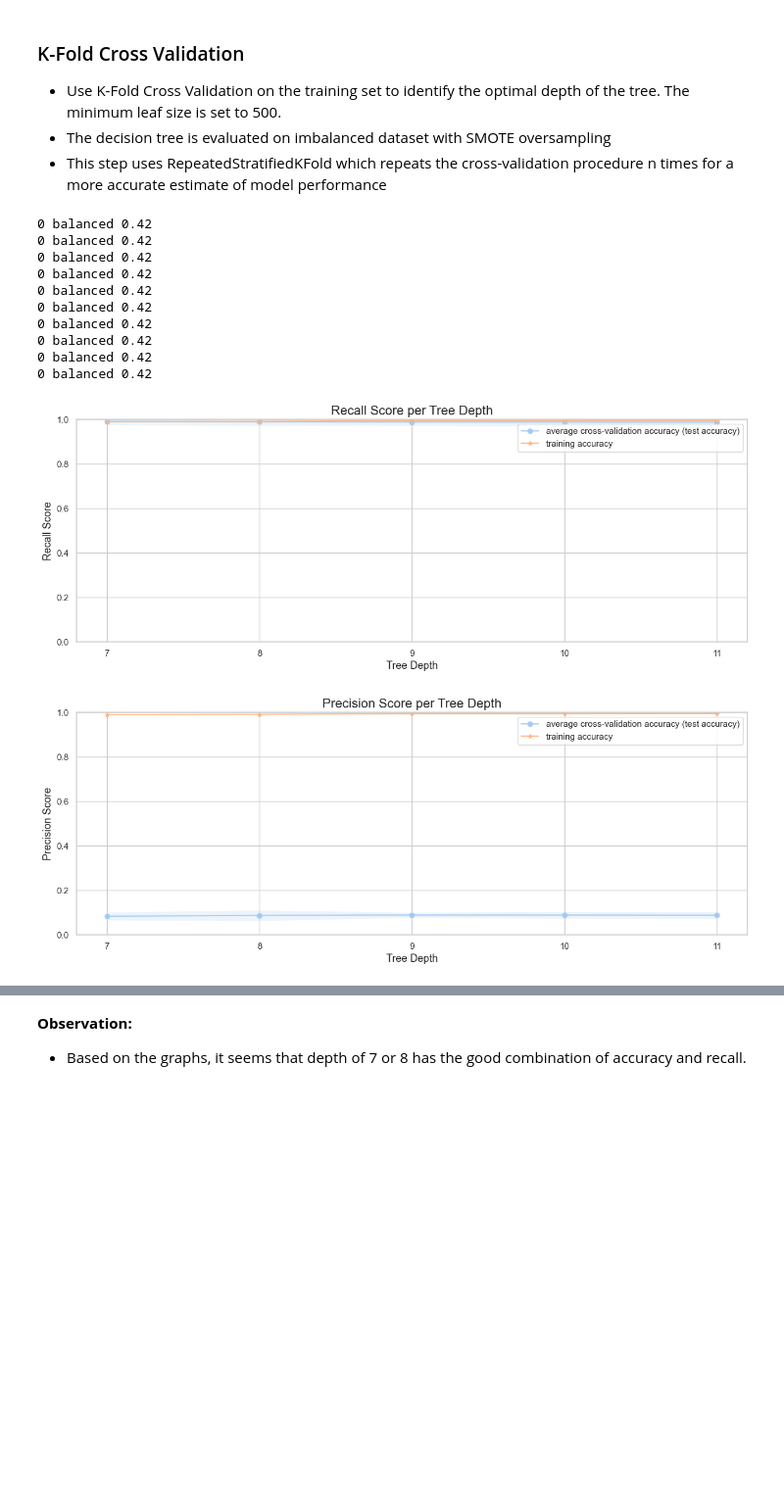
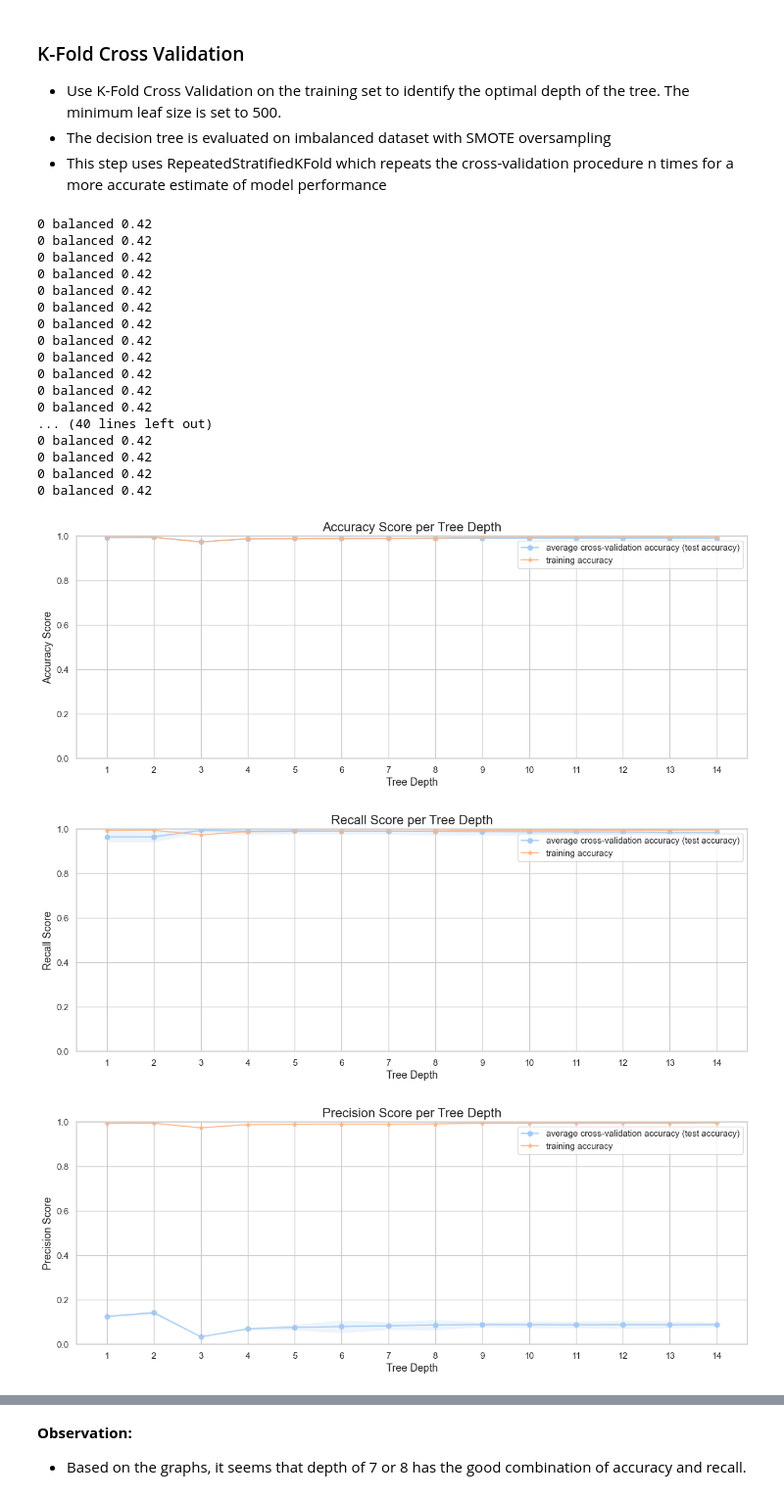
Before and after one commit to MaricrisResma/Detect-Credit-Card-Fraud-DT-RandomForest, a Jupyter notebook: DEV/Credit-Card-Fraud-Predictive-Model.ipynb, the cells around one changed output, grey strips where cells are left out. Shown at 98% size. Drawn from its saved outputs; the diff is of its cells as text; code cells hidden in the pictures; blank space fills up the shorter version.

Commit message:
[DEV] Show visualizations

```diff
--- a/DEV/Credit-Card-Fraud-Predictive-Model.ipynb
+++ b/DEV/Credit-Card-Fraud-Predictive-Model.ipynb
@@ -1558,11 +1588,10 @@ if not(balance_before_split):
     sampling_method=0
     sampling_strategy=.42
     x_oversample, y_oversample = sample_imbalanced_data(X_train,y_train, sampling_method, sampling_strategy=sampling_strategy)
-    # X_test,y_test = sample_imbalanced_data(X_test,y_test, 0, sampling_strategy=sampling_strategy)
     min_samples_leaf=10
     max_depth=9
     estimators=50
-    samples_leaf_sizes = [2,4,6,7,8,10,20,30,40,50]
+    samples_leaf_sizes = [2,4,10,20,30,40,50]
     tree_depths = range(1,15)
     class_weight='balanced'
     execute_crossval=True
@@ -1571,11 +1600,10 @@ if not(balance_before_split):
     # sampling_method=1
     # k_neighbors=10    #5
     # x_oversample, y_oversample = sample_imbalanced_data(X_train,y_train, sampling_method,k_neighbors=k_neighbors)
-    # # X_test, y_test = sample_imbalanced_data(X_test,y_test, 1)
     # min_samples_leaf=500
     # max_depth=10
     # estimators=100
-    # samples_leaf_sizes = [500,1000,2000,3000,4000]
+    # samples_leaf_sizes = [50,500,1000,2000,4000]
     # tree_depths = range(13,16)
     # execute_crossval=False
 
@@ -1584,11 +1612,10 @@ if not(balance_before_split):
     # sampling_strategy=.42
     # k_neighbors=5 #10 #20
     # x_oversample, y_oversample = sample_imbalanced_data(X_train,y_train, sampling_method, sampling_strategy=sampling_strategy, k_neighbors=k_neighbors)
-    # # X_test,y_test = sample_imbalanced_data(X_test,y_test, 0, sampling_strategy=sampling_strategy)
     # min_samples_leaf=10
     # max_depth=10 #15(no month encode) #22 (for month encoded)
     # estimators=200 #50
-    # samples_leaf_sizes = [2,4,6,7,8,10,20]
+    # samples_leaf_sizes = [2,4,10,20,30,40,50]
     # tree_depths = range(1,35)
     # execute_crossval=False
 
@@ -1708,37 +1735,45 @@ def CrossValidationPlot_DecisionTree(depths, scores_mean, scores_std, accuracy_s
     ax.fill_between(depths, scores_mean-2*scores_std, scores_mean+2*scores_std, alpha=0.2)
     ax.plot(depths, accuracy_scores, '-*', label='training accuracy', alpha=0.9)
     ax.set_title(title + ' per Tree Depth', fontsize=16)
     ax.set_xlabel('Tree Depth', fontsize=13)
     ax.set_ylabel(title, fontsize=13)
     ax.set_ylim(0,1)
     ax.set_xticks(depths)
     ax.legend()
 
 # Depths to be run
-tree_depths = range(1,12)
+tree_depths = range(1,15)
 if execute_crossval:
     # Cross-validation Results: mean, stdev, accuracy
-    # scores_mean_accuracy, scores_std_accuracy, accuracy_scores = CrossValidation_DecisionTree(X_train, y_train, tree_depths, scoring='accuracy',sampling_method=sampling_method,class_weight=class_weight,sampling_strategy=sampling_strategy)
+    scores_mean_accuracy, scores_std_accuracy, accuracy_scores = CrossValidation_DecisionTree(X_train, y_train, tree_depths, scoring='accuracy',sampling_method=sampling_method,class_weight=class_weight,sampling_strategy=sampling_strategy)
     scores_mean_recall, scores_std_recall, recall_scores = CrossValidation_DecisionTree(X_train, y_train, tree_depths, scoring='recall',sampling_method=sampling_method,class_weight=class_weight,sampling_strategy=sampling_strategy)
     scores_mean_precision, scores_std_precision, precision_scores = CrossValidation_DecisionTree(X_train, y_train, tree_depths, scoring='precision',sampling_method=sampling_method,class_weight=class_weight,sampling_strategy=sampling_strategy)
-    # scores_mean_roc_auc, scores_std_roc_auc, roc_auc_scores = CrossValidation_DecisionTree(X_train, y_train, tree_depths, scoring='roc_auc',sampling_method=sampling_method,class_weight=class_weight,sampling_strategy=sampling_strategy)
+    scores_mean_roc_auc, scores_std_roc_auc, roc_auc_scores = CrossValidation_DecisionTree(X_train, y_train, tree_depths, scoring='roc_auc',sampling_method=sampling_method,class_weight=class_weight,sampling_strategy=sampling_strategy)
 
 
     # Plot results
-    # CrossValidationPlot_DecisionTree(tree_depths, scores_mean_accuracy, scores_std_accuracy, accuracy_scores, 'Accuracy Score')
+    CrossValidationPlot_DecisionTree(tree_depths, scores_mean_accuracy, scores_std_accuracy, accuracy_scores, 'Accuracy Score')
     CrossValidationPlot_DecisionTree(tree_depths, scores_mean_recall, scores_std_recall, recall_scores, 'Recall Score')
     CrossValidationPlot_DecisionTree(tree_depths, scores_mean_precision, scores_std_precision, precision_scores, 'Precision Score')
-    # CrossValidationPlot_DecisionTree(tree_depths, scores_mean_roc_auc, scores_std_roc_auc, roc_auc_scores, 'ROC AUC Score')
+    CrossValidationPlot_DecisionTree(tree_depths, scores_mean_roc_auc, scores_std_roc_auc, roc_auc_scores, 'ROC AUC Score')
 # %% [output]
 0 balanced 0.42
 0 balanced 0.42
 0 balanced 0.42
 0 balanced 0.42
 0 balanced 0.42
 0 balanced 0.42
 0 balanced 0.42
 0 balanced 0.42
 0 balanced 0.42
 0 balanced 0.42
+0 balanced 0.42
+0 balanced 0.42
+... (40 lines left out)
+0 balanced 0.42
+0 balanced 0.42
+0 balanced 0.42
+0 balanced 0.42
-[figure, old version]
+[figure, new version]
-[figure, old version]
+[figure, new version]
+[figure, added]
```
Also changed, not shown: parts of 19 cells of this notebook.
